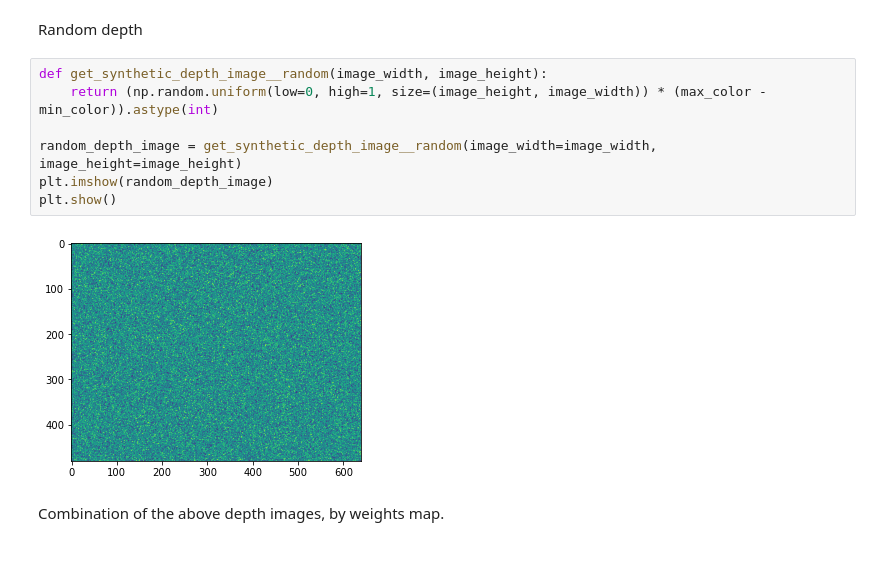
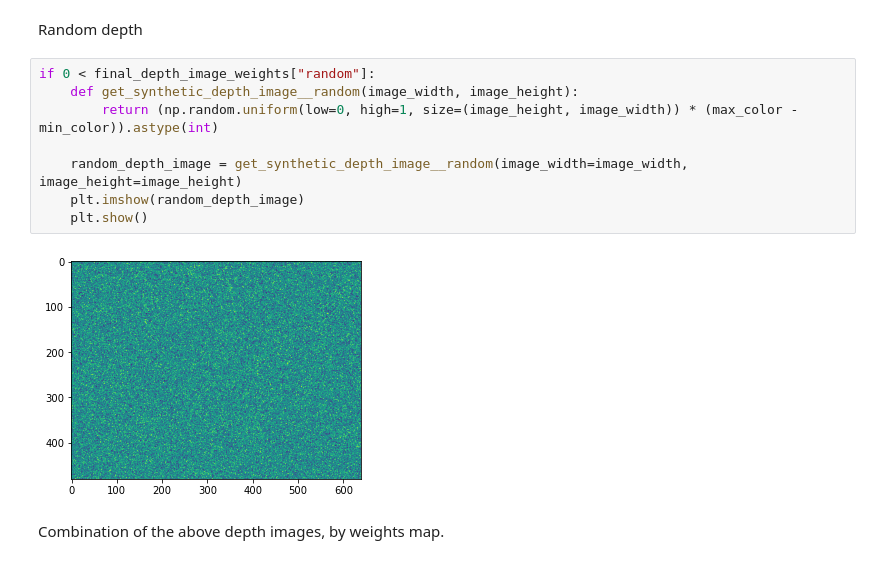
Before and after one commit to manorzvi/cs236781-project, a Jupyter notebook: Depth_image_generator_for_model_predictions.ipynb, the cells around one changed output. Drawn from its saved outputs; the diff is of its cells as text.

```diff
--- a/Depth_image_generator_for_model_predictions.ipynb
+++ b/Depth_image_generator_for_model_predictions.ipynb
@@ -133,14 +136,15 @@ plt.show()
 # %% [markdown]
 Random depth
 # %%
-def get_synthetic_depth_image__random(image_width, image_height):
-    return (np.random.uniform(low=0, high=1, size=(image_height, image_width)) * (max_color - min_color)).astype(int)
+if 0 < final_depth_image_weights["random"]:
+    def get_synthetic_depth_image__random(image_width, image_height):
+        return (np.random.uniform(low=0, high=1, size=(image_height, image_width)) * (max_color - min_color)).astype(int)
 
-random_depth_image = get_synthetic_depth_image__random(image_width=image_width, image_height=image_height)
-plt.imshow(random_depth_image)
-plt.show()
+    random_depth_image = get_synthetic_depth_image__random(image_width=image_width, image_height=image_height)
+    plt.imshow(random_depth_image)
+    plt.show()
 # %% [output]
-[figure, old version]
+[figure, new version]
 # %% [markdown]
 Combination of the above depth images, by weights map.
 # %%
```
Also changed, not shown: parts of 4 cells of this notebook.
